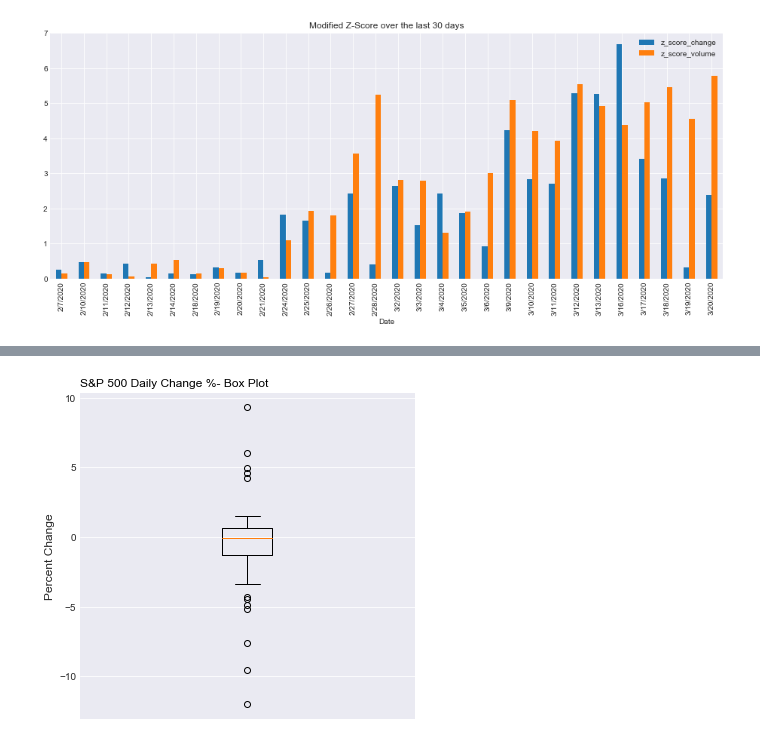
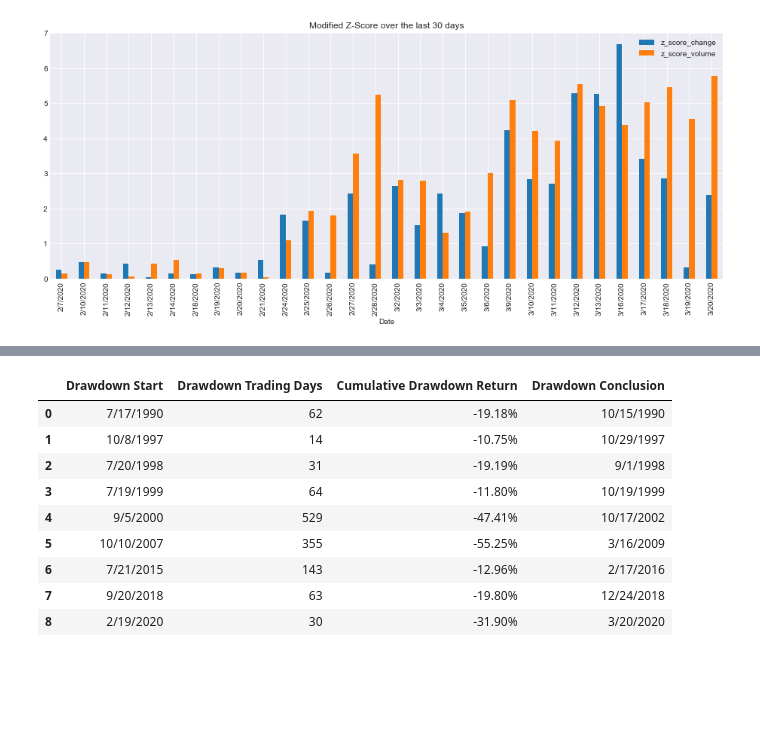
Before and after one commit to hr23232323/market_drop_analysis, a Jupyter notebook: Volatility Analysis.ipynb, the cells around one changed output, grey strips where cells are left out. Drawn from its saved outputs; the diff is of its cells as text; code cells hidden in the pictures; blank space fills up the shorter version.

Commit message:
drawdown viz data added

```diff
--- a/Volatility Analysis.ipynb
+++ b/Volatility Analysis.ipynb
@@ -108,17 +108,15 @@ plt.show()
-# %%
-plt.style.use('seaborn-darkgrid')
-
-df_t = df
-# Graph 1
-fig, ax1 = plt.subplots(figsize=(6, 6))
-ax1.boxplot(df_t["Change%"])
-
-
-# Plot settings
-plt.title("S&P 500 Daily Change %- Box Plot", loc='left', fontsize=12, fontweight=0, color='black')
-ax1.set_ylabel("Percent Change", fontsize=12)
-fig.ax1.get_xaxis().set_visible(False)
-
-plt.show()
-# %% [output]
-[figure, removed]
+# %%
+# load data
+df_2 = pd.read_csv("./list_drawdown.csv")
+display(df_2)
+# %% [output]
+|  | Drawdown Start | Drawdown Trading Days | Cumulative Drawdown Return | Drawdown Conclusion |
+| 0 | 7/17/1990 | 62 | -19.18% | 10/15/1990 |
+| 1 | 10/8/1997 | 14 | -10.75% | 10/29/1997 |
+| 2 | 7/20/1998 | 31 | -19.19% | 9/1/1998 |
+| 3 | 7/19/1999 | 64 | -11.80% | 10/19/1999 |
+| 4 | 9/5/2000 | 529 | -47.41% | 10/17/2002 |
+| 5 | 10/10/2007 | 355 | -55.25% | 3/16/2009 |
+| 6 | 7/21/2015 | 143 | -12.96% | 2/17/2016 |
+| 7 | 9/20/2018 | 63 | -19.80% | 12/24/2018 |
+| 8 | 2/19/2020 | 30 | -31.90% | 3/20/2020 |
```
Also changed, not shown: parts of 1 cell of this notebook, 10 other files.
